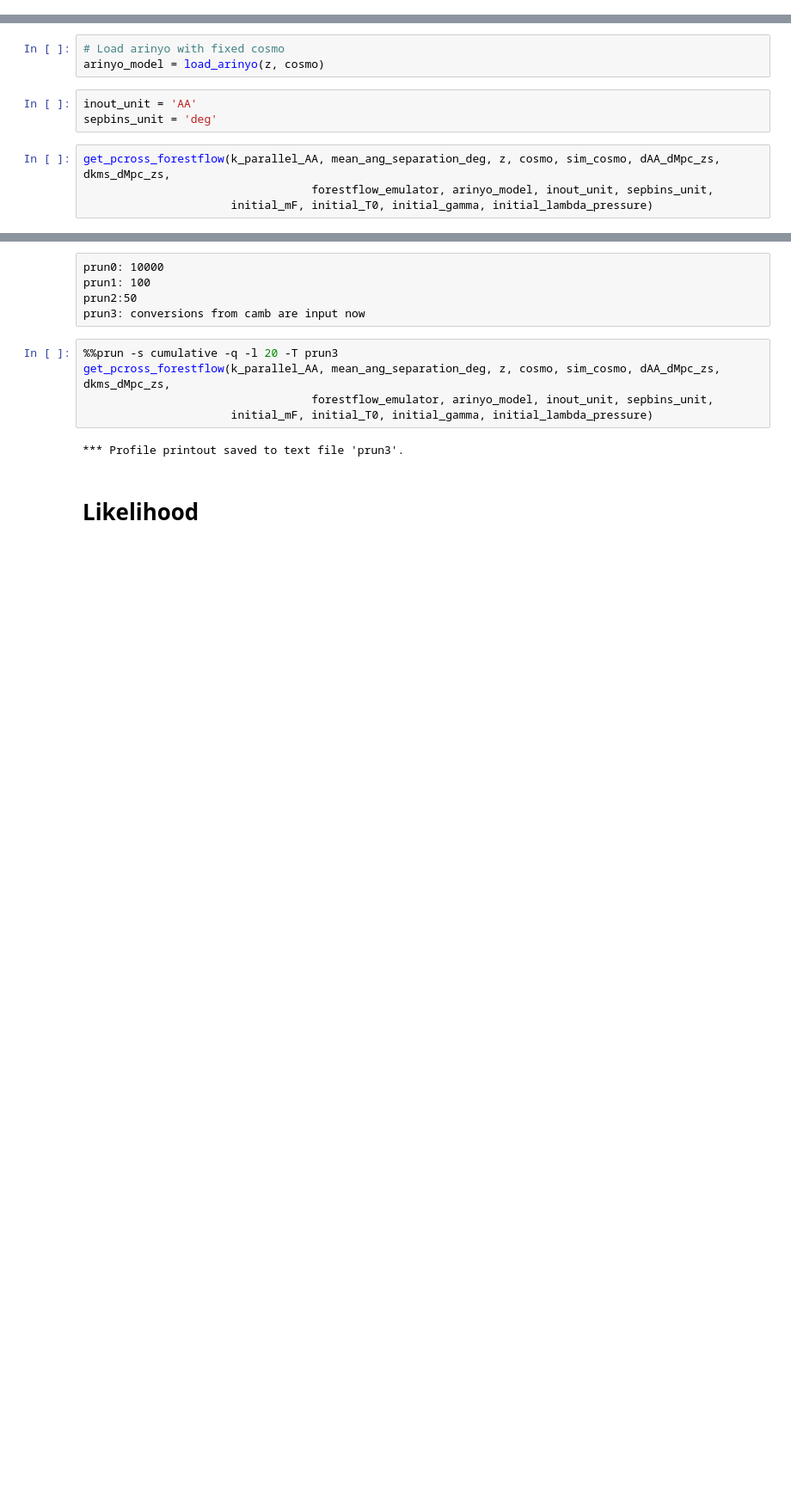
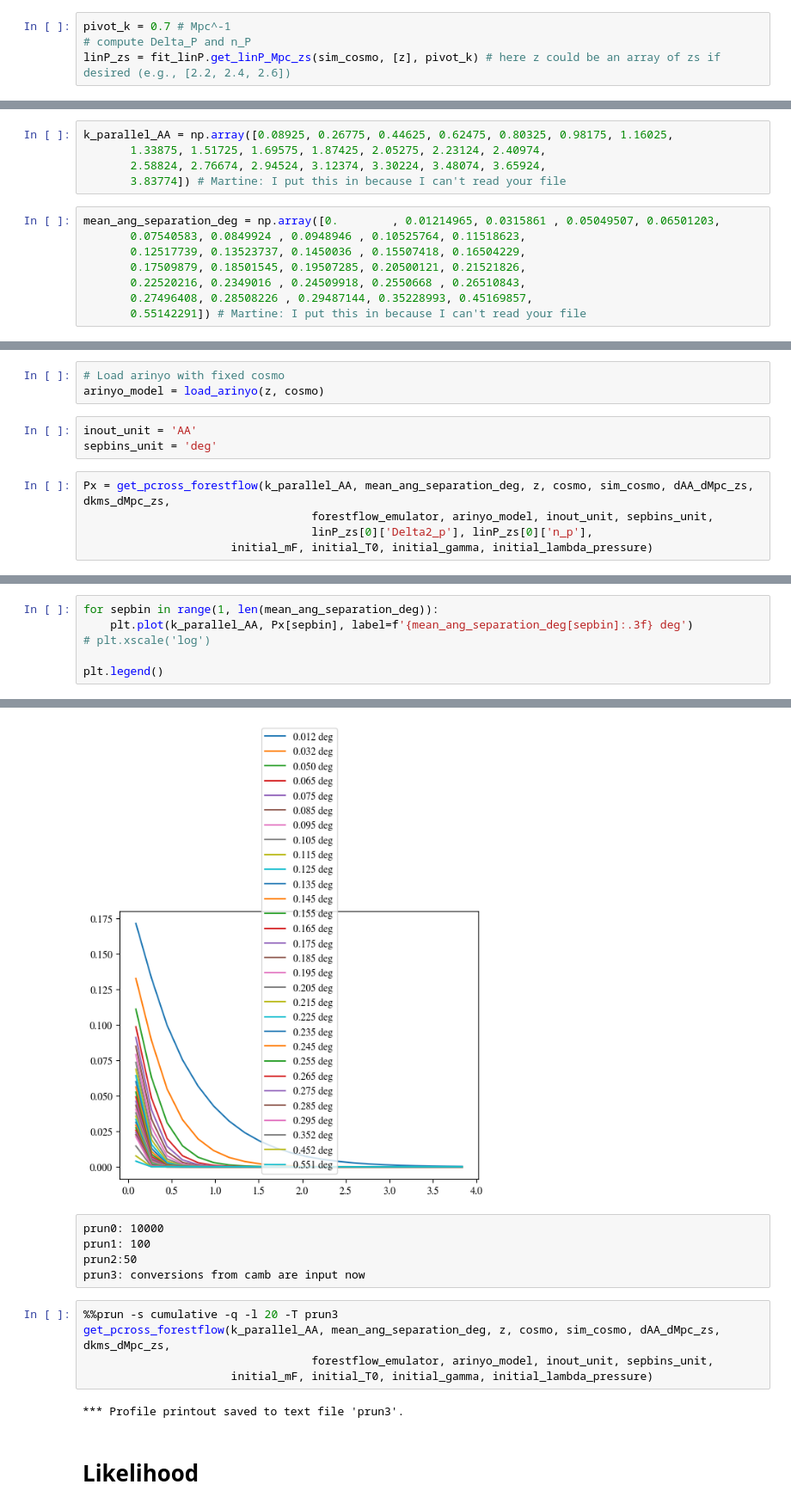
Before and after one commit to marielynnabd/FitLyaP3D, a Jupyter notebook: Forestflow/Fit_test_3.ipynb, the cells around one changed output, grey strips where cells are left out. Shown at 86% size. Saved outputs shown, nothing was run; the diff lists cells and outputs as text; blank space fills up the shorter version.

Commit message:
speed-up via passing Delta_p and n_p, and running different emulator function

```diff
--- a/Forestflow/Fit_test_3.ipynb
+++ b/Forestflow/Fit_test_3.ipynb
@@ -60,3 +58,7 @@ initial_lambda_pressure = 79.4
+# %%
+pivot_k = 0.7 # Mpc^-1
+# compute Delta_P and n_P
+linP_zs = fit_linP.get_linP_Mpc_zs(sim_cosmo, [z], pivot_k) # here z could be an array of zs if desired (e.g., [2.2, 2.4, 2.6])
 # %% [markdown]
 ## Reading desi data: Pcross at z=2.2 with fit_snr weighting and covmat
 # %%
@@ -85,3 +70,16 @@ array([0.        , 0.01214965, 0.0315861 , 0.05049507, 0.06501203,
+# %%
+k_parallel_AA = np.array([0.08925, 0.26775, 0.44625, 0.62475, 0.80325, 0.98175, 1.16025,
+       1.33875, 1.51725, 1.69575, 1.87425, 2.05275, 2.23124, 2.40974,
+       2.58824, 2.76674, 2.94524, 3.12374, 3.30224, 3.48074, 3.65924,
+       3.83774]) # Martine: I put this in because I can't read your file
+# %%
+mean_ang_separation_deg = np.array([0.        , 0.01214965, 0.0315861 , 0.05049507, 0.06501203,
+       0.07540583, 0.0849924 , 0.0948946 , 0.10525764, 0.11518623,
+       0.12517739, 0.13523737, 0.1450036 , 0.15507418, 0.16504229,
+       0.17509879, 0.18501545, 0.19507285, 0.20500121, 0.21521826,
+       0.22520216, 0.2349016 , 0.24509918, 0.2550668 , 0.26510843,
+       0.27496408, 0.28508226 , 0.29487144, 0.35228993, 0.45169857,
+       0.55142291]) # Martine: I put this in because I can't read your file
 # %% [markdown]
 ## Create Pcross data having shape (# theta, # kpar)
 # %%
@@ -126,7 +125,8 @@ arinyo_model = load_arinyo(z, cosmo)
 inout_unit = 'AA'
 sepbins_unit = 'deg'
 # %%
-get_pcross_forestflow(k_parallel_AA, mean_ang_separation_deg, z, cosmo, sim_cosmo, dAA_dMpc_zs, dkms_dMpc_zs,
+Px = get_pcross_forestflow(k_parallel_AA, mean_ang_separation_deg, z, cosmo, sim_cosmo, dAA_dMpc_zs, dkms_dMpc_zs,
                                   forestflow_emulator, arinyo_model, inout_unit, sepbins_unit,
+                                  linP_zs[0]['Delta2_p'], linP_zs[0]['n_p'],
                       initial_mF, initial_T0, initial_gamma, initial_lambda_pressure)
 # %% [output]
@@ -149,0 +134,7 @@ array([[ 2.68446437e-01,  2.30037426e-01,  1.96153575e-01,
+# %%
+for sepbin in range(1, len(mean_ang_separation_deg)):
+    plt.plot(k_parallel_AA, Px[sepbin], label=f'{mean_ang_separation_deg[sepbin]:.3f} deg')
+# plt.xscale('log')
+
+plt.legend()
+# %% [output]
@@ -150,3 +142,4 @@ array([[ 2.68446437e-01,  2.30037426e-01,  1.96153575e-01,
+[figure, added]
 # %% [raw]
 prun0: 10000
 prun1: 100
```
Also changed, not shown: parts of 15 cells of this notebook, 1 other file.
